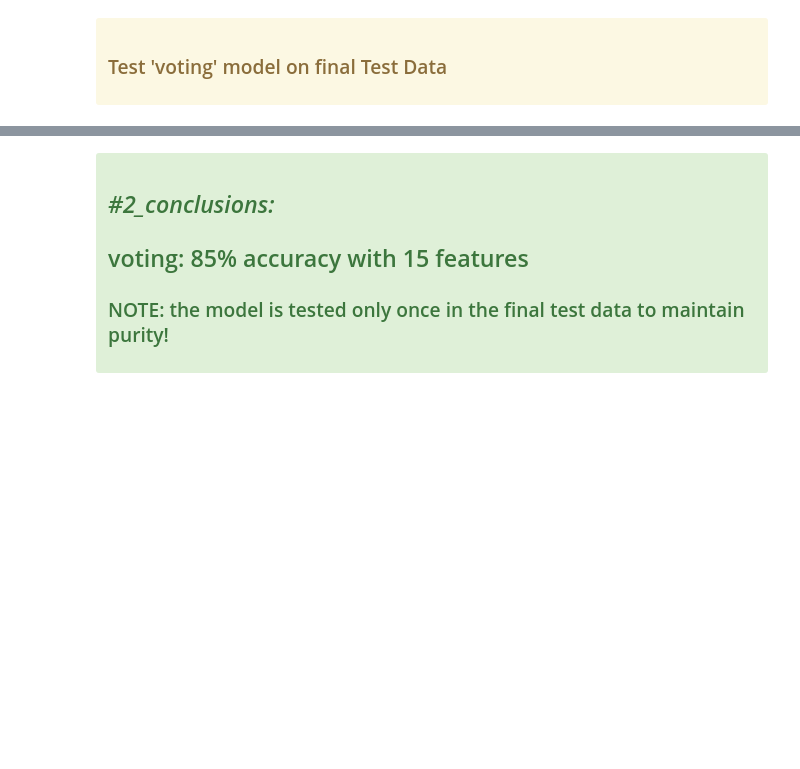
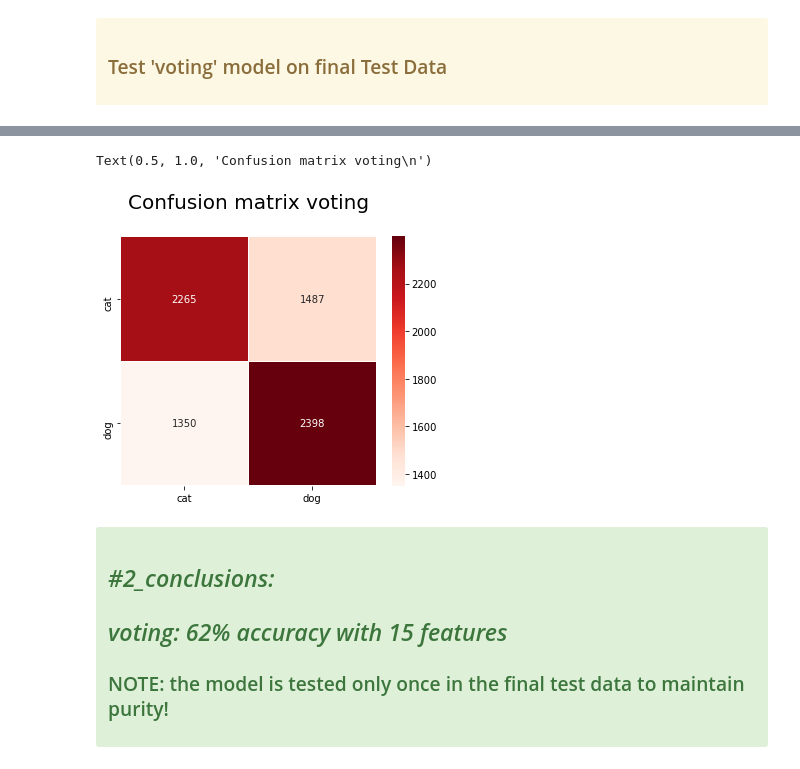
Before and after one commit to renanarimon/ML, a Jupyter notebook: a cat vs dog.ipynb, the cells around one changed output, grey strips where cells are left out. Cells and saved outputs as stored; diff of their text form; code cells hidden in the pictures; blank space fills up the shorter version.

```diff
--- a/a cat vs dog.ipynb
+++ b/a cat vs dog.ipynb
@@ -160,9 +171,8 @@ for i in range(3):
+# %%
+pca = PCA(n_components=15)
+X_red = pca.fit_transform(X_scaled)
 # %%
-scaler = StandardScaler()
-X_scaled = scaler.fit_transform(X)
-
-pca = PCA(n_components=15)
-
-X_train, X_test, y_train, y_test = train_test_split(X, y, test_size = 0.3, random_state=42, shuffle = True)
+#first split
+X_train_f, X_test_f, y_train_f, y_test_f = train_test_split(X_red, y, test_size = 0.3, random_state=42, shuffle = True)
 
 Kfolds = StratifiedKFold(n_splits=5,shuffle=True, random_state=7)
@@ -297,3 +331,17 @@ round(pipeline.score(X_test, y_test),4)
 
 
 <div>
+# %%
+#voting
+pipeline = Pipeline([
+    ('scaler', StandardScaler()),
+    ('pca', PCA(n_components=15)),
+    ('clf', VotingClassifier([
+        ('lr', LogisticRegression(multi_class= 'auto', solver='lbfgs', C=1.0)),
+        ('rf', RandomForestClassifier(max_depth=80, n_estimators=150)),
+        ('gb', GradientBoostingClassifier(n_estimators=150, learning_rate=0.2)),
+        ('xgb', XGBClassifier(learning_rate=0.2, n_estimators=150))],voting='soft'))])
+
+pipeline.fit(X_train_f, y_train_f)
+y_pred = pipeline.predict(X_test_f)
+round(pipeline.score(X_test_f, y_test_f),4)
@@ -304,20 +362,24 @@ df_report
 # %%
+import seaborn as sns
 from sklearn import metrics
 from sklearn.metrics import confusion_matrix
-plt.figure(figsize=(8,5))
+plt.figure(figsize=(5,4))
 cnf_matrix = confusion_matrix(y_test_f, y_pred)
 
-# create seabvorn heatmap with required labels
-axis_labels = ['T-shirt', 'Trouser', 'Pullover', 'Dress', 'Coat', 'Sandal', 'Shirt', 'Sneaker', 'Bag', 'Ankle boot'] # labels for x-axis
-sns.heatmap(pd.DataFrame(cnf_matrix), annot=True,cmap="Blues" , fmt='g', xticklabels=axis_labels, yticklabels=axis_labels, linewidths=0.1)
+axis_labels = ['cat', 'dog']
+
+sns.heatmap(pd.DataFrame(cnf_matrix), annot=True,cmap="Reds", xticklabels=axis_labels, yticklabels=axis_labels,  fmt='g', linewidths=0.1)
 
 plt.tight_layout()
 plt.title('Confusion matrix voting\n',fontsize=20)
+# %% [output]
+Text(0.5, 1.0, 'Confusion matrix voting\n')
+[figure, added]
 # %% [markdown]
 <div class="alert alert-block alert-success">
 
 ## *#2_conclusions:*
 
-## voting: 85% accuracy with 15 features
+## *voting: 62% accuracy with 15 features*
 
 ### NOTE: the model is tested only once in the final test data to maintain purity!
```
Also changed, not shown: parts of 27 cells of this notebook.
